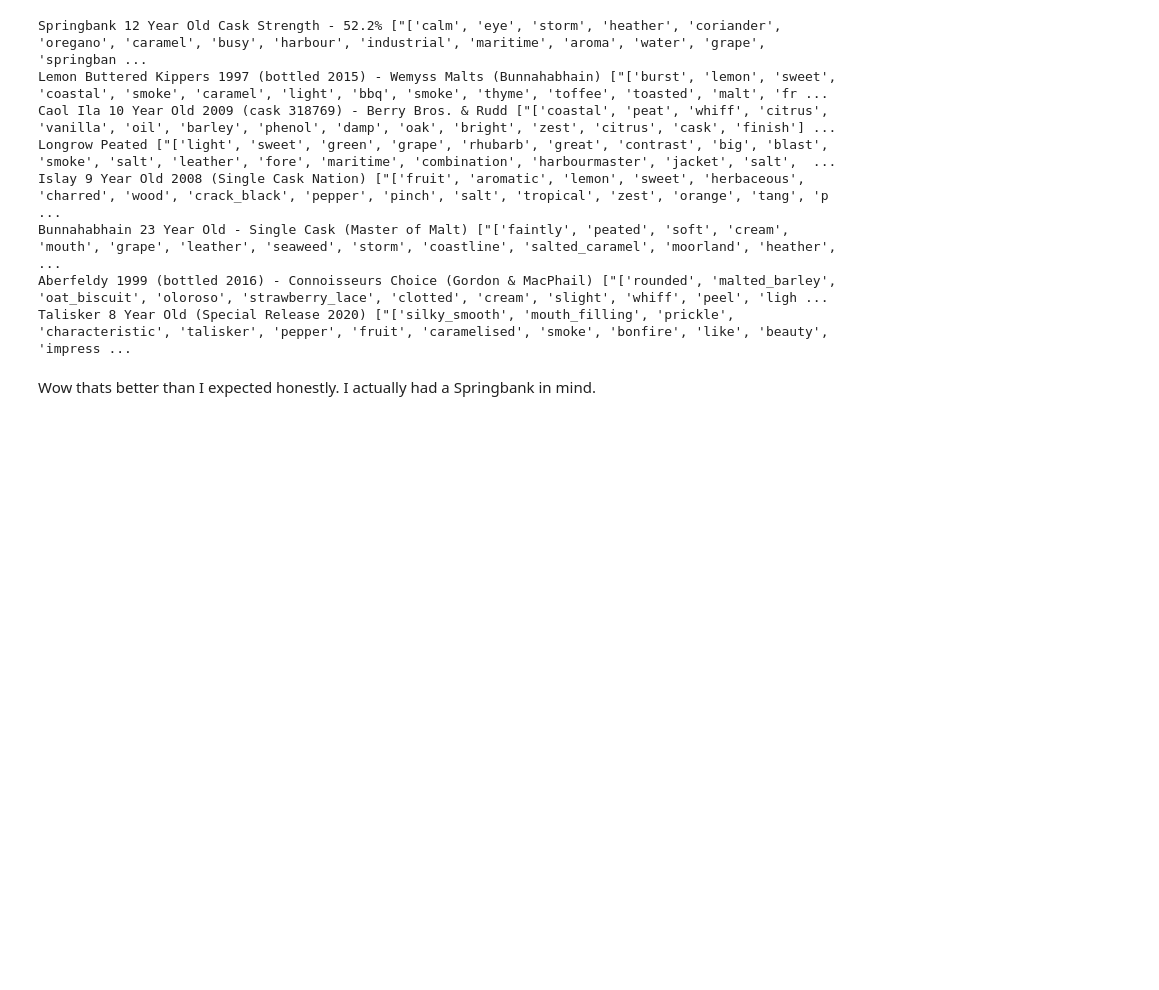
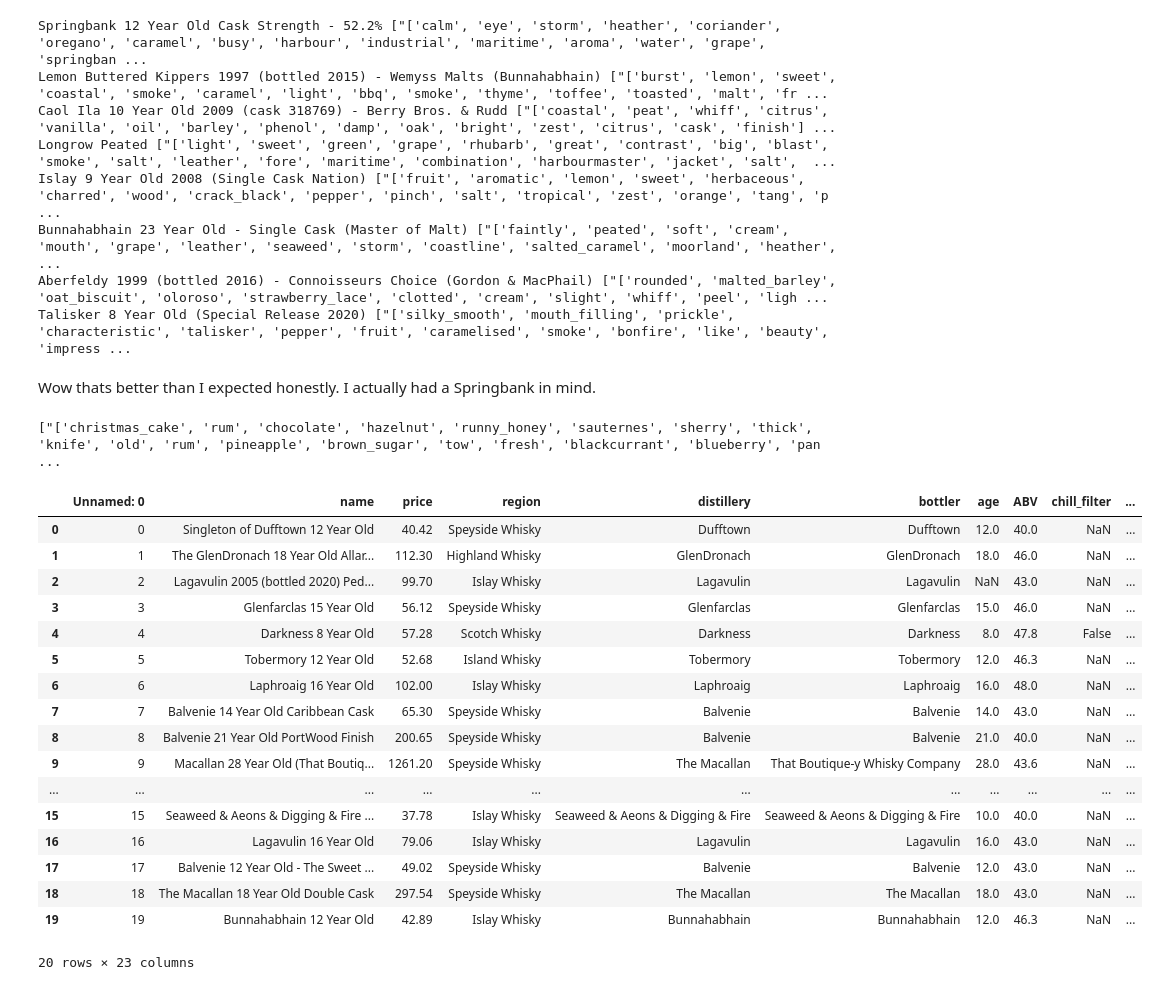
Before and after one commit to admveen/ScotchNLP, a Jupyter notebook: Modeling.ipynb, the cells around one changed output. Cells and saved outputs as stored; diff of their text form; code cells hidden in the pictures; blank space fills up the shorter version.

```diff
--- a/Modeling.ipynb
+++ b/Modeling.ipynb
@@ -308,3 +283,28 @@ Aberfeldy 1999 (bottled 2016) - Connoisseurs Choice (Gordon & MacPhail) ["['roun
 Talisker 8 Year Old (Special Release 2020) ["['silky_smooth', 'mouth_filling', 'prickle', 'characteristic', 'talisker', 'pepper', 'fruit', 'caramelised', 'smoke', 'bonfire', 'like', 'beauty', 'impress ...
 # %% [markdown]
 Wow thats better than I expected honestly. I actually had a Springbank in mind.
+# %%
+print(whisk_data[whisk_data['name'] == 'The GlenDronach 18 Year Old Allardice'].token_unified.values)
+# %% [output]
+["['christmas_cake', 'rum', 'chocolate', 'hazelnut', 'runny_honey', 'sauternes', 'sherry', 'thick', 'knife', 'old', 'rum', 'pineapple', 'brown_sugar', 'tow', 'fresh', 'blackcurrant', 'blueberry', 'pan ...
+# %%
+whisk_data[0:20]
+# %% [output]
+|  | Unnamed: 0 | name | price | region | distillery | bottler | age | ABV | chill_filter | ... |
+| 0 | 0 | Singleton of Dufftown 12 Year Old | 40.42 | Speyside Whisky | Dufftown | Dufftown | 12.0 | 40.0 | NaN | ... |
+| 1 | 1 | The GlenDronach 18 Year Old Allar... | 112.30 | Highland Whisky | GlenDronach | GlenDronach | 18.0 | 46.0 | NaN | ... |
+| 2 | 2 | Lagavulin 2005 (bottled 2020) Ped... | 99.70 | Islay Whisky | Lagavulin | Lagavulin | NaN | 43.0 | NaN | ... |
+| 3 | 3 | Glenfarclas 15 Year Old | 56.12 | Speyside Whisky | Glenfarclas | Glenfarclas | 15.0 | 46.0 | NaN | ... |
+| 4 | 4 | Darkness 8 Year Old | 57.28 | Scotch Whisky | Darkness | Darkness | 8.0 | 47.8 | False | ... |
+| 5 | 5 | Tobermory 12 Year Old | 52.68 | Island Whisky | Tobermory | Tobermory | 12.0 | 46.3 | NaN | ... |
+| 6 | 6 | Laphroaig 16 Year Old | 102.00 | Islay Whisky | Laphroaig | Laphroaig | 16.0 | 48.0 | NaN | ... |
+| 7 | 7 | Balvenie 14 Year Old Caribbean Cask | 65.30 | Speyside Whisky | Balvenie | Balvenie | 14.0 | 43.0 | NaN | ... |
+| 8 | 8 | Balvenie 21 Year Old PortWood Finish | 200.65 | Speyside Whisky | Balvenie | Balvenie | 21.0 | 40.0 | NaN | ... |
+| 9 | 9 | Macallan 28 Year Old (That Boutiq... | 1261.20 | Speyside Whisky | The Macallan | That Boutique-y Whisky Company | 28.0 | 43.6 | NaN | ... |
+| ... | ... | ... | ... | ... | ... | ... | ... | ... | ... | ... |
+| 15 | 15 | Seaweed & Aeons & Digging & Fire ... | 37.78 | Islay Whisky | Seaweed & Aeons & Digging & Fire | Seaweed & Aeons & Digging & Fire | 10.0 | 40.0 | NaN | ... |
+| 16 | 16 | Lagavulin 16 Year Old | 79.06 | Islay Whisky | Lagavulin | Lagavulin | 16.0 | 43.0 | NaN | ... |
+| 17 | 17 | Balvenie 12 Year Old - The Sweet ... | 49.02 | Speyside Whisky | Balvenie | Balvenie | 12.0 | 43.0 | NaN | ... |
+| 18 | 18 | The Macallan 18 Year Old Double Cask | 297.54 | Speyside Whisky | The Macallan | The Macallan | 18.0 | 43.0 | NaN | ... |
+| 19 | 19 | Bunnahabhain 12 Year Old | 42.89 | Islay Whisky | Bunnahabhain | Bunnahabhain | 12.0 | 46.3 | NaN | ... |
+20 rows × 23 columns
```
Also changed, not shown: parts of 28 cells of this notebook, 11 other files.
